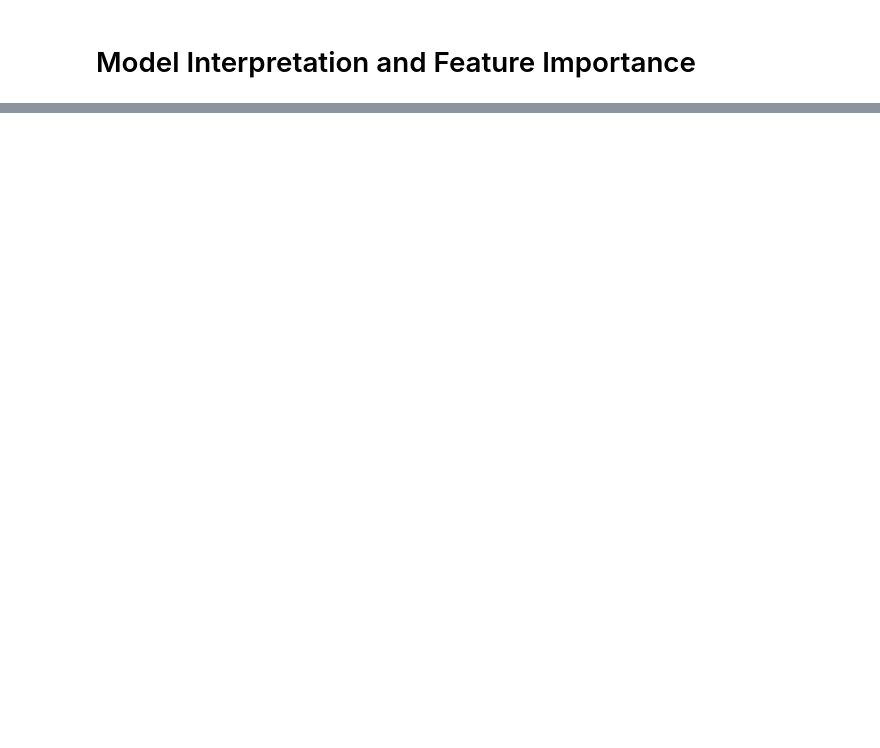
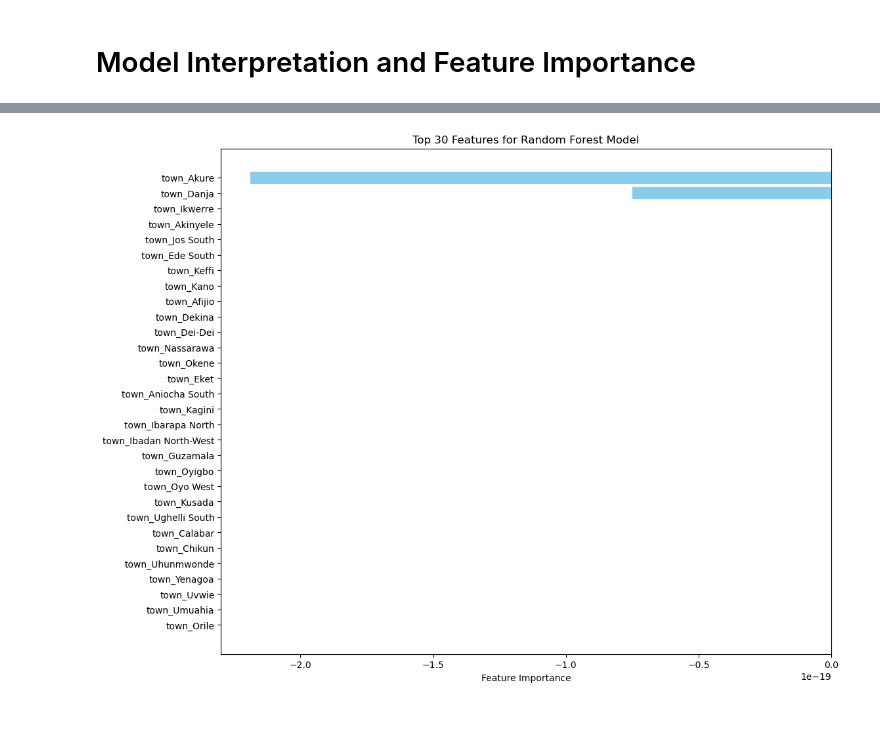
Before and after one commit to Johnnysnipes90/Nigeria-Housing-Price-Prediction, a Jupyter notebook: Notebook/notebook.ipynb, the cells around one changed output, grey strips where cells are left out. Cells and saved outputs as stored; diff of their text form; code cells hidden in the pictures; blank space fills up the shorter version.

```diff
--- a/Notebook/notebook.ipynb
+++ b/Notebook/notebook.ipynb
@@ -638,2 +670,14 @@ plt.show()
+# %%
+# Sort the importance values and select the top 30 features
+top_30_features = importance_df.head(30)
+
+plt.figure(figsize=(12, 10))  # Increase figure size to accommodate more features
+plt.barh(top_30_features['Feature'], top_30_features['Importance'], color='skyblue')
+plt.xlabel('Feature Importance')
+plt.title('Top 30 Features for Random Forest Model')
+plt.gca().invert_yaxis()  # Invert y-axis so the most important feature is at the top
+plt.show()
+# %% [output]
+[figure, added]
 # %% [markdown]
 #
```
Also changed, not shown: parts of 2 cells of this notebook.
